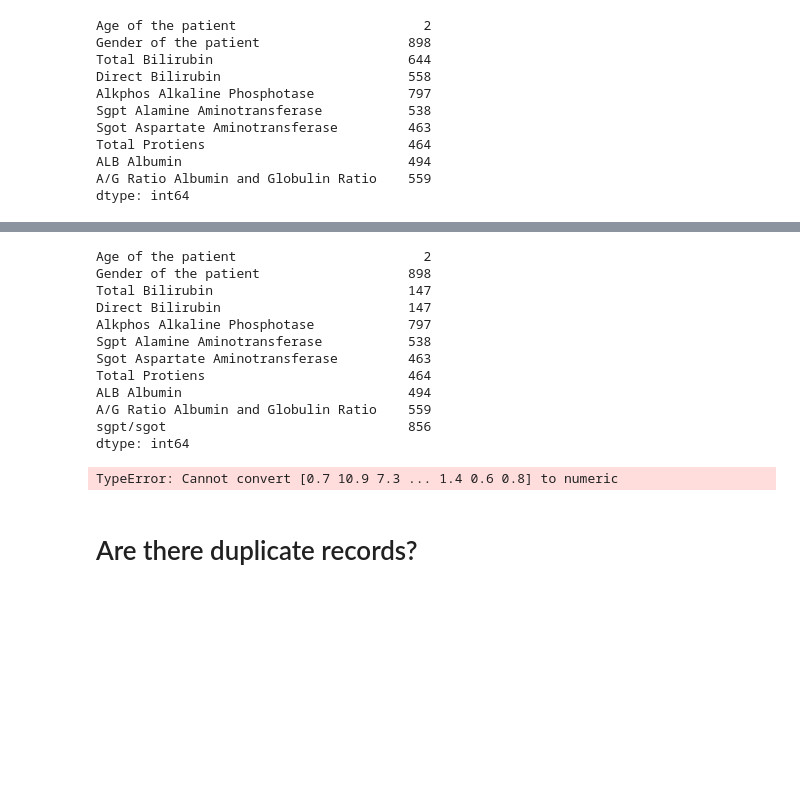
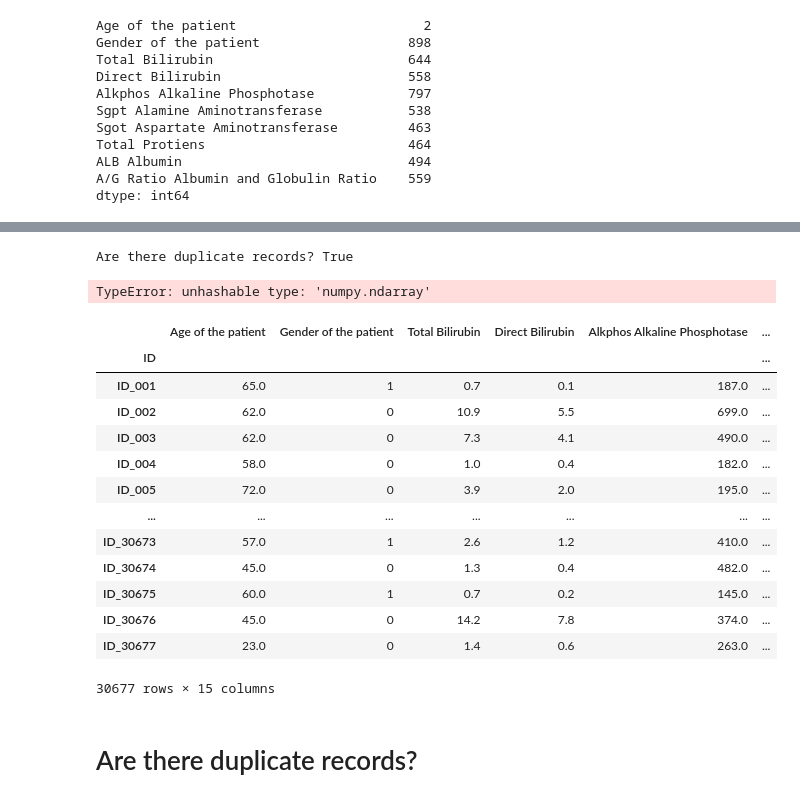
Before and after one commit to swharesh/Capstone-AIacademy, a Jupyter notebook: pre.ipynb, the cells around one changed output, grey strips where cells are left out. Drawn from its saved outputs; the diff is of its cells as text; code cells hidden in the pictures; blank space fills up the shorter version.

```diff
--- a/pre.ipynb
+++ b/pre.ipynb
@@ -325,34 +289,43 @@ def temp(row):
 
 
 merge_data["Total Bilirubin"]=merge_data.apply(temp,axis=1)
+# %%
+print("Are there duplicate records?", has_duplicates)
+#merge_data[merge_data.duplicated()==True]
+merge_data.loc[merge_data.duplicated(keep='first')==True]
+# %% [output]
+Are there duplicate records? True
+TypeError: unhashable type: 'numpy.ndarray'
+# %%
+merge_data["Total Bilirubin"].fillna(merge_data["Total Bilirubin"].median(),inplace=True)
+merge_data["Direct Bilirubin"].fillna(merge_data["Direct Bilirubin"].median(),inplace=True)
+merge_data["Alkphos Alkaline Phosphotase"].fillna(merge_data["Alkphos Alkaline Phosphotase"].median(),inplace=True)
+merge_data["Sgpt Alamine Aminotransferase"].fillna(merge_data["Sgpt Alamine Aminotransferase"].median(),inplace=True)
+merge_data["Sgot Aspartate Aminotransferase"].fillna(merge_data["Sgot Aspartate Aminotransferase"].mean(),inplace=True)
+merge_data["Total Protiens"].fillna(merge_data["Total Protiens"].mean(),inplace=True)
+merge_data["ALB Albumin"].fillna(merge_data["ALB Albumin"].mean(),inplace=True)
+merge_data["A/G Ratio Albumin and Globulin Ratio"].fillna(merge_data["A/G Ratio Albumin and Globulin Ratio"].mean(),inplace=True)
+merge_data["Age of the patient"].fillna(merge_data["Age of the patient"].mean(),inplace=True)
+merge_data["Gender of the patient"].fillna(1,inplace=True)
 # %%
 missing_val=merge_data.isnull().sum()
 missing_val[missing_val>0]
+merge_data
 # %% [output]
+|  | Age of the patient | Gender of the patient | Total Bilirubin | Direct Bilirubin | Alkphos Alkaline Phosphotase | ... |
+| ID |  |  |  |  |  | ... |
+| ID_001 | 65.0 | 1 | 0.7 | 0.1 | 187.0 | ... |
+| ID_002 | 62.0 | 0 | 10.9 | 5.5 | 699.0 | ... |
+| ID_003 | 62.0 | 0 | 7.3 | 4.1 | 490.0 | ... |
+| ID_004 | 58.0 | 0 | 1.0 | 0.4 | 182.0 | ... |
+| ID_005 | 72.0 | 0 | 3.9 | 2.0 | 195.0 | ... |
+| ... | ... | ... | ... | ... | ... | ... |
+| ID_30673 | 57.0 | 1 | 2.6 | 1.2 | 410.0 | ... |
+| ID_30674 | 45.0 | 0 | 1.3 | 0.4 | 482.0 | ... |
+| ID_30675 | 60.0 | 1 | 0.7 | 0.2 | 145.0 | ... |
+| ID_30676 | 45.0 | 0 | 14.2 | 7.8 | 374.0 | ... |
+| ID_30677 | 23.0 | 0 | 1.4 | 0.6 | 263.0 | ... |
-Age of the patient                        2
-Gender of the patient                   898
-Total Bilirubin                         147
-Direct Bilirubin                        147
-Alkphos Alkaline Phosphotase            797
-Sgpt Alamine Aminotransferase           538
-Sgot Aspartate Aminotransferase         463
-Total Protiens                          464
-ALB Albumin                             494
-A/G Ratio Albumin and Globulin Ratio    559
-sgpt/sgot                               856
-dtype: int64
+30677 rows × 15 columns
-# %%
-merge_data["Total Bilirubin"].fillna(merge_data["Total Bilirubin"].median(),inplace=True)
-merge_data["Direct Bilirubin"].fillna(merge_data["Direct Bilirubin"].median(),inplace=True)
-merge_data["Alkphos Alkaline Phosphotase"].fillna(merge_data["Alkphos Alkaline Phosphotase"].median(),inplace=True)
-merge_data["Sgpt Alamine Aminotransferase"].fillna(merge_data["Sgpt Alamine Aminotransferase"].median(),inplace=True)
-merge_data["Sgot Aspartate Aminotransferase"].fillna(merge_data["Sgot Aspartate Aminotransferase"].median(),inplace=True)
-merge_data["Total Protiens"].fillna(merge_data["Total Protiens"].median(),inplace=True)
-merge_data["ALB Albumin"].fillna(merge_data["ALB Albumin"].median(),inplace=True)
-merge_data["A/G Ratio Albumin and Globulin Ratio"].fillna(merge_data["A/G Ratio Albumin and Globulin Ratio"].median(),inplace=True)
-merge_data["Gender of the patient"].fillna(2,inplace=True)
-# %% [output]
-TypeError: Cannot convert [0.7 10.9 7.3 ... 1.4 0.6 0.8] to numeric
 # %% [markdown]
 # Are there duplicate records?
 # %%
```
Also changed, not shown: parts of 13 cells of this notebook, 1 other file.
